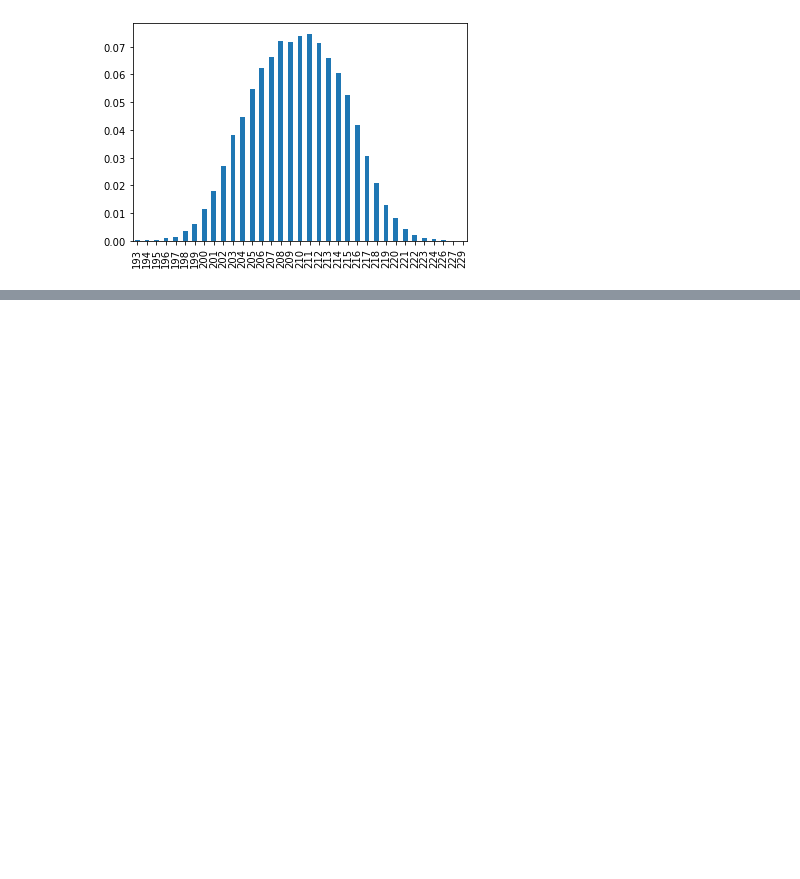
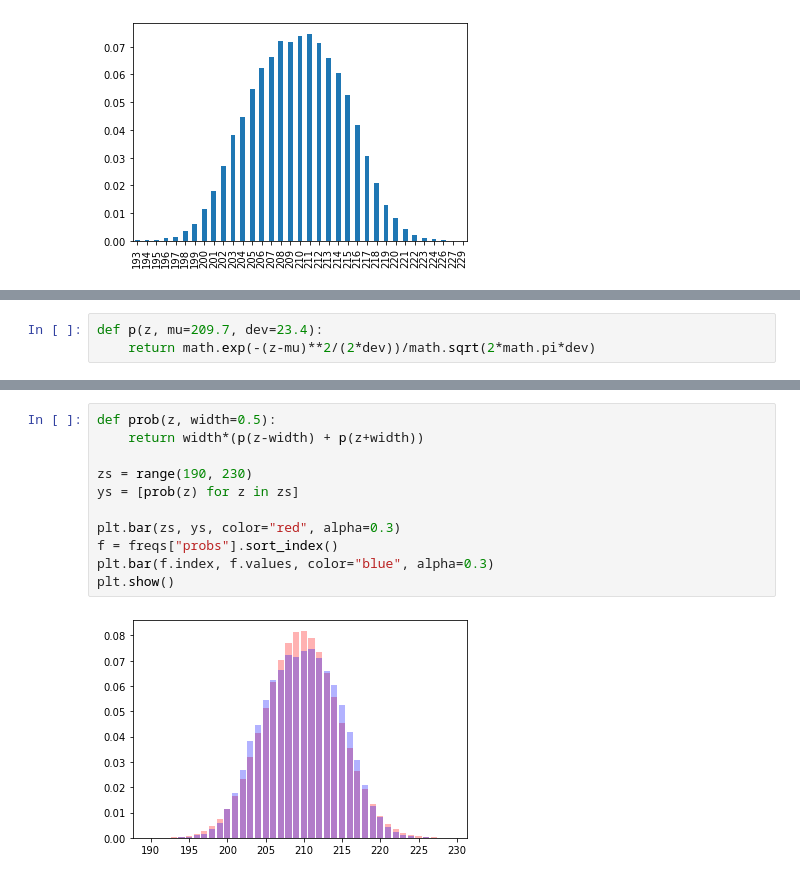
Before and after one commit to katotaku1192/ProbabilisticRobotics, a Jupyter notebook: section_sensor/lidar_200.ipynb, the cells around one changed output, grey strips where cells are left out. Cells and saved outputs as stored; diff of their text form; blank space fills up the shorter version.

```diff
--- a/section_sensor/lidar_200.ipynb
+++ b/section_sensor/lidar_200.ipynb
@@ -146,0 +138,3 @@ freqs
+# %%
+def p(z, mu=209.7, dev=23.4):
+    return math.exp(-(z-mu)**2/(2*dev))/math.sqrt(2*math.pi*dev)
@@ -146,0 +148,13 @@ freqs
+# %%
+def prob(z, width=0.5):
+    return width*(p(z-width) + p(z+width))
+
+zs = range(190, 230)
+ys = [prob(z) for z in zs]
+
+plt.bar(zs, ys, color="red", alpha=0.3)
+f = freqs["probs"].sort_index()
+plt.bar(f.index, f.values, color="blue", alpha=0.3)
+plt.show()
+# %% [output]
+[figure, added]
```
Also changed, not shown: parts of 6 cells of this notebook, 5 other files.
